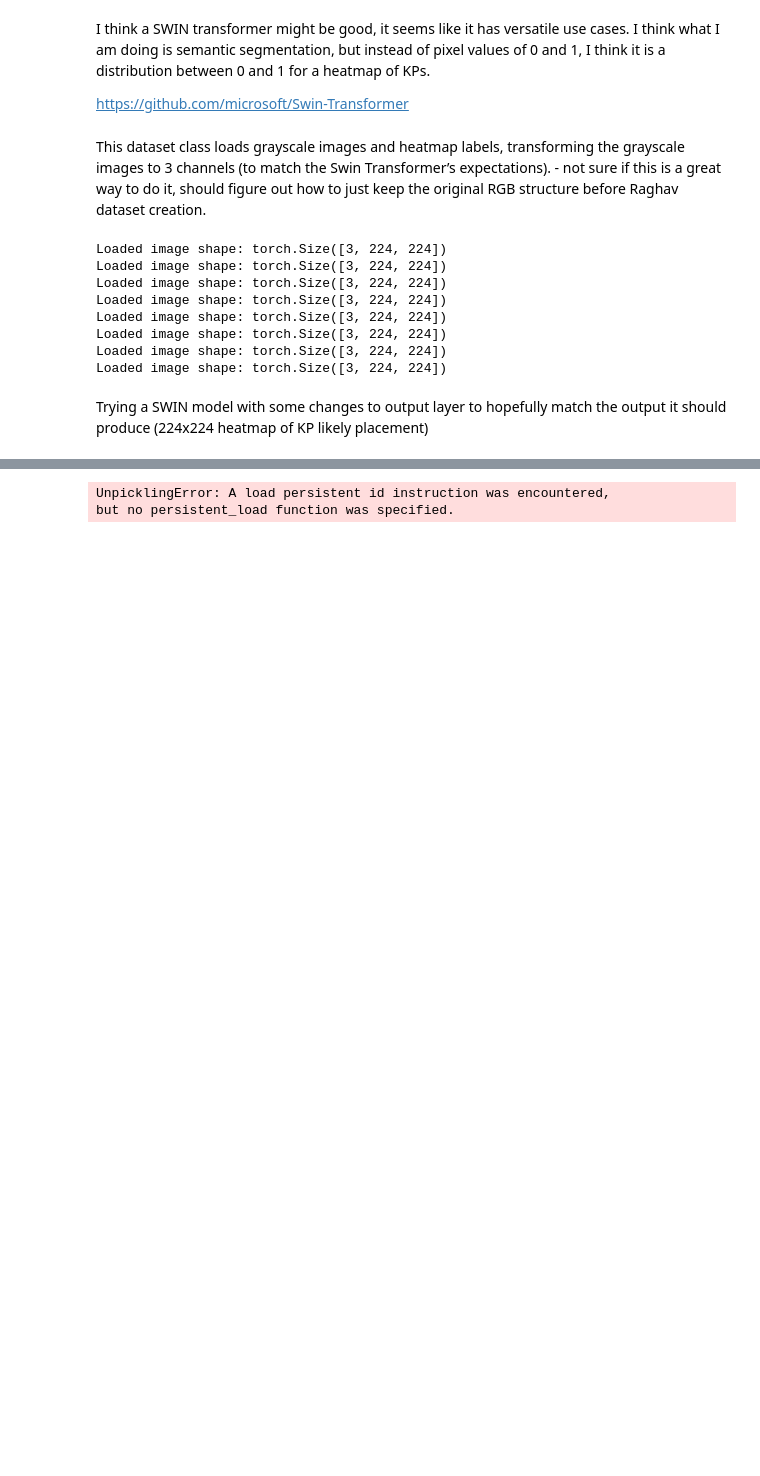
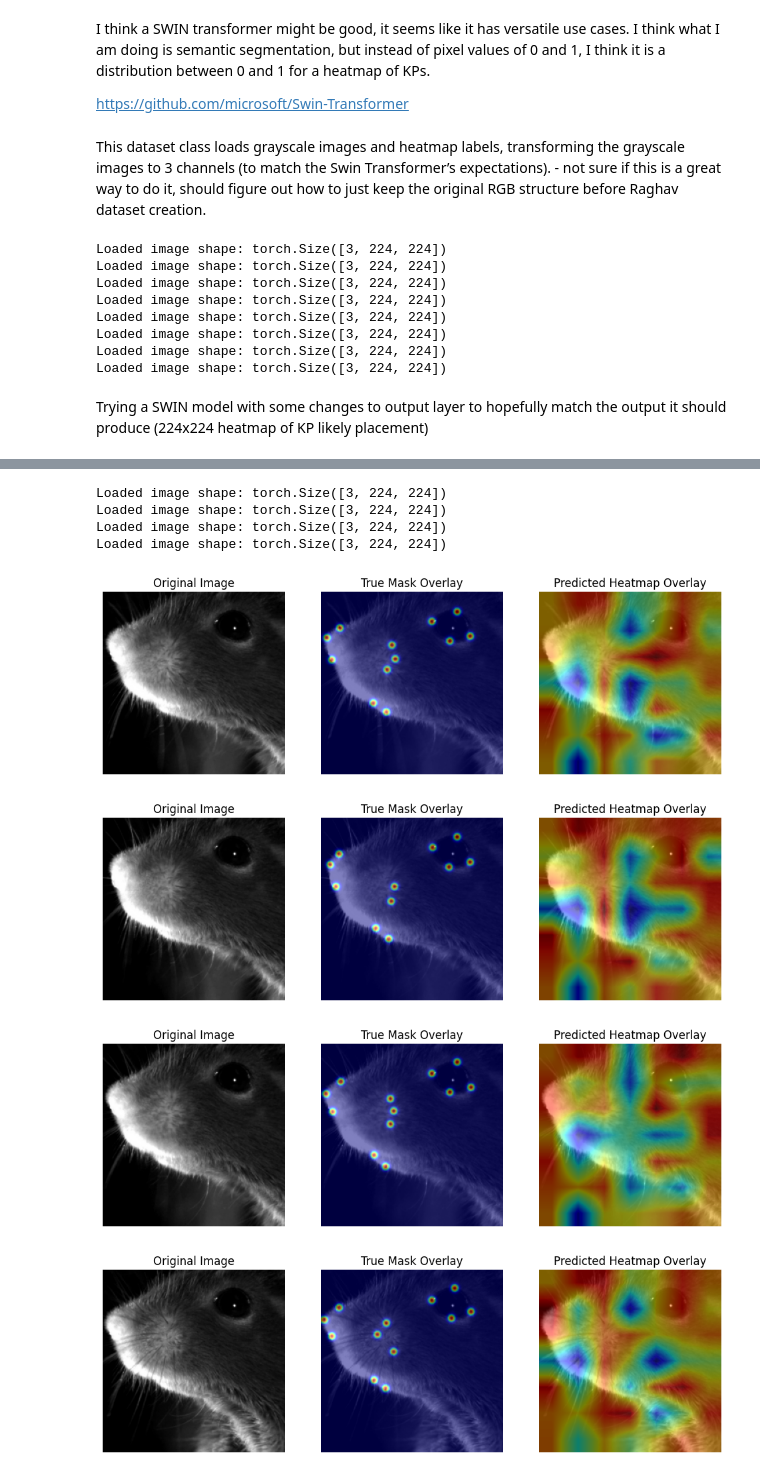
Before and after one commit to AnnaStuckert/facemap, a Jupyter notebook: SWIN.ipynb, the cells around one changed output, grey strips where cells are left out. Cells and saved outputs as stored; diff of their text form; code cells hidden in the pictures; blank space fills up the shorter version.

Commit message:
add data aug + mseloss

```diff
--- a/SWIN.ipynb
+++ b/SWIN.ipynb
@@ -138,11 +179,12 @@ device = torch.device('cuda' if torch.cuda.is_available() else 'cpu')
 model = SimpleSwinHeatmap().to(device)
 
 # Define loss and optimizer
-criterion = nn.BCEWithLogitsLoss() #nn.MSELoss()
+#criterion = nn.BCEWithLogitsLoss() #nn.MSELoss() # try with MSEloss now
+criterion = nn.MSELoss()
 optimizer = torch.optim.Adam(model.parameters(), lr=1e-4)
 # %%
 # Training loop
-num_epochs = 1
+num_epochs = 300
 
 for epoch in range(num_epochs):
     model.train()
@@ -193,12 +246,11 @@ import numpy as np
 
 # Define the test dataset
 test_dataset = FaceMapDataset(data_file="data/facemap_softlabels_test_RGB.pt", transform=transform)
-test_loader = DataLoader(test_dataset, batch_size=1, shuffle=False)
+test_loader = DataLoader(test_dataset, batch_size=4, shuffle=False)
 
 # Load the trained model weights
 #model = SimpleSwinHeatmap().to(device)
 #model.load_state_dict(torch.load('simple_swin_heatmap.pth'))
-
 # Function to overlay predictions on images
 def plot_overlay(image, mask, prediction, alpha=0.5):
     """
@@ -223,32 +275,38 @@ def plot_overlay(image, mask, prediction, alpha=0.5):
     plt.axis('off')
 
     # Display the true mask overlay
     plt.subplot(1, 3, 2)
     plt.imshow(image_np, cmap='gray')
     plt.imshow(mask_np, cmap='jet', alpha=alpha)  # Overlay true mask with transparency
     plt.title("True Mask Overlay")
     plt.axis('off')
 
     # Display the predicted heatmap overlay
     plt.subplot(1, 3, 3)
     plt.imshow(image_np, cmap='gray')
     plt.imshow(prediction_np, cmap='jet', alpha=alpha)  # Overlay prediction with transparency
     plt.title("Predicted Heatmap Overlay")
     plt.axis('off')
 
     plt.show()
 
 model.eval()
 # Loop through the test dataset
 for images, masks in test_loader:
     images, masks = images.to(device), masks.to(device)
     with torch.no_grad():
         predictions = model(images)  # Get the heatmap predictions
 
     # Plot each image with its overlay
     for i in range(images.size(0)):
         plot_overlay(images[i], masks[i], predictions[i])
     break
 # %% [output]
-UnpicklingError: A load persistent id instruction was encountered,
-but no persistent_load function was specified.
+Loaded image shape: torch.Size([3, 224, 224])
+Loaded image shape: torch.Size([3, 224, 224])
+Loaded image shape: torch.Size([3, 224, 224])
+Loaded image shape: torch.Size([3, 224, 224])
+[figure, added]
+[figure, added]
+[figure, added]
+[figure, added]
```
Also changed, not shown: parts of 3 cells of this notebook, 2 other files.
